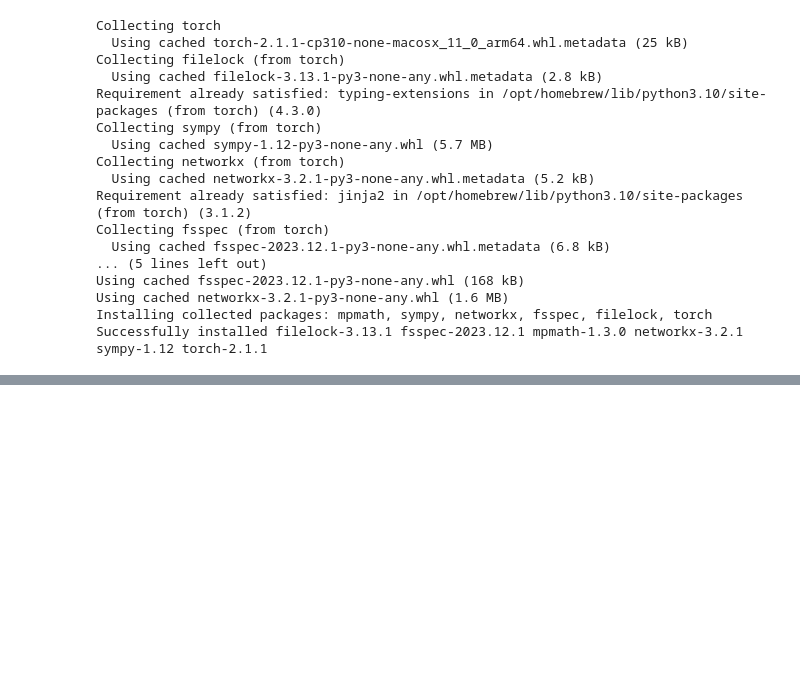
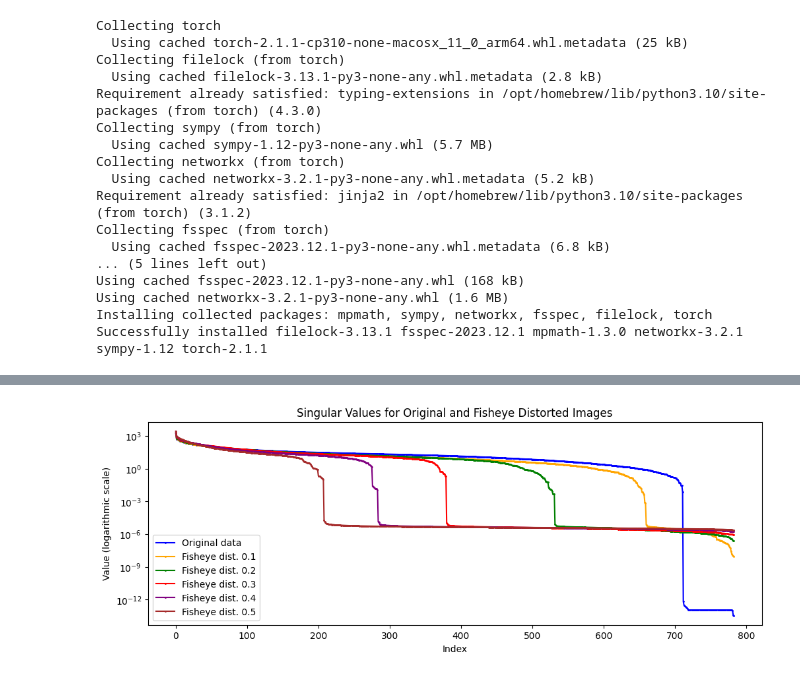
Before and after one commit to jlpercy/DimensionReductionMNIST, a Jupyter notebook: fisheye_2.ipynb, the cells around one changed output, grey strips where cells are left out. Saved outputs shown, nothing was run; the diff lists cells and outputs as text; code cells hidden in the pictures; blank space fills up the shorter version.

```diff
--- a/fisheye_2.ipynb
+++ b/fisheye_2.ipynb
@@ -107,0 +108,8 @@ for img, _ in mnist_loader:
+# %%
+# Collect transformed fisheye images
+fisheye_images = []
+
+# Apply transformations and collect images
+for img, _ in mnist_loader:
+    fisheye_output = F.grid_sample(img, fisheye_grid, align_corners=True)
+    fisheye_images.append(fisheye_output.squeeze().numpy())
@@ -107,0 +119,8 @@ for img, _ in mnist_loader:
+# %%
+# Collect transformed fisheye images
+fisheye_images_0_1 = []
+
+# Apply transformations and collect images
+for img, _ in mnist_loader:
+    fisheye_output_0_1 = F.grid_sample(img, get_of_fisheye(H, W, torch.tensor([0, 0]), 0.1), align_corners=True)
+    fisheye_images.append(fisheye_output.squeeze().numpy())
@@ -107,0 +161,25 @@ for img, _ in mnist_loader:
+# %%
+U_orig, E_orig, V_t_orig = np.linalg.svd(original_images_flat, full_matrices=False)
+
+# svd on fisheye
+U_fish_0_1, E_fish_0_1, V_t_fish_0_1 = np.linalg.svd(transformed_images_0_1_flat, full_matrices=False)
+U_fish_0_2, E_fish_0_2, V_t_fish_0_2 = np.linalg.svd(transformed_images_0_2_flat, full_matrices=False)
+U_fish_0_3, E_fish_0_3, V_t_fish_0_3 = np.linalg.svd(transformed_images_0_3_flat, full_matrices=False)
+U_fish_0_4, E_fish_0_4, V_t_fish_0_4 = np.linalg.svd(transformed_images_0_4_flat, full_matrices=False)
+U_fish_0_5, E_fish_0_5, V_t_fish_0_5 = np.linalg.svd(transformed_images_0_5_flat, full_matrices=False)
+# %%
+plt.figure(figsize=(12, 4))
+plt.plot(E_orig, marker='o', color="blue", markersize=1, label="Original data")
+plt.plot(E_fish_0_1, marker='o', color='orange', markersize=1, label="Fisheye dist. 0.1")
+plt.plot(E_fish_0_2, marker='o', color='green', markersize=1, label="Fisheye dist. 0.2")
+plt.plot(E_fish_0_3, marker='o', color='red', markersize=1, label="Fisheye dist. 0.3")
+plt.plot(E_fish_0_4, marker='o', color='purple', markersize=1, label="Fisheye dist. 0.4")
+plt.plot(E_fish_0_5, marker='o', color='brown', markersize=1, label="Fisheye dist. 0.5")
+plt.title("Singular Values for Original and Fisheye Distorted Images")
+plt.xlabel("Index")
+plt.ylabel("Value (logarithmic scale)")
+plt.yscale("log")
+plt.legend()
+plt.show()
+# %% [output]
+[figure, added]
```
Also changed, not shown: parts of 10 cells of this notebook, 1 other file.
